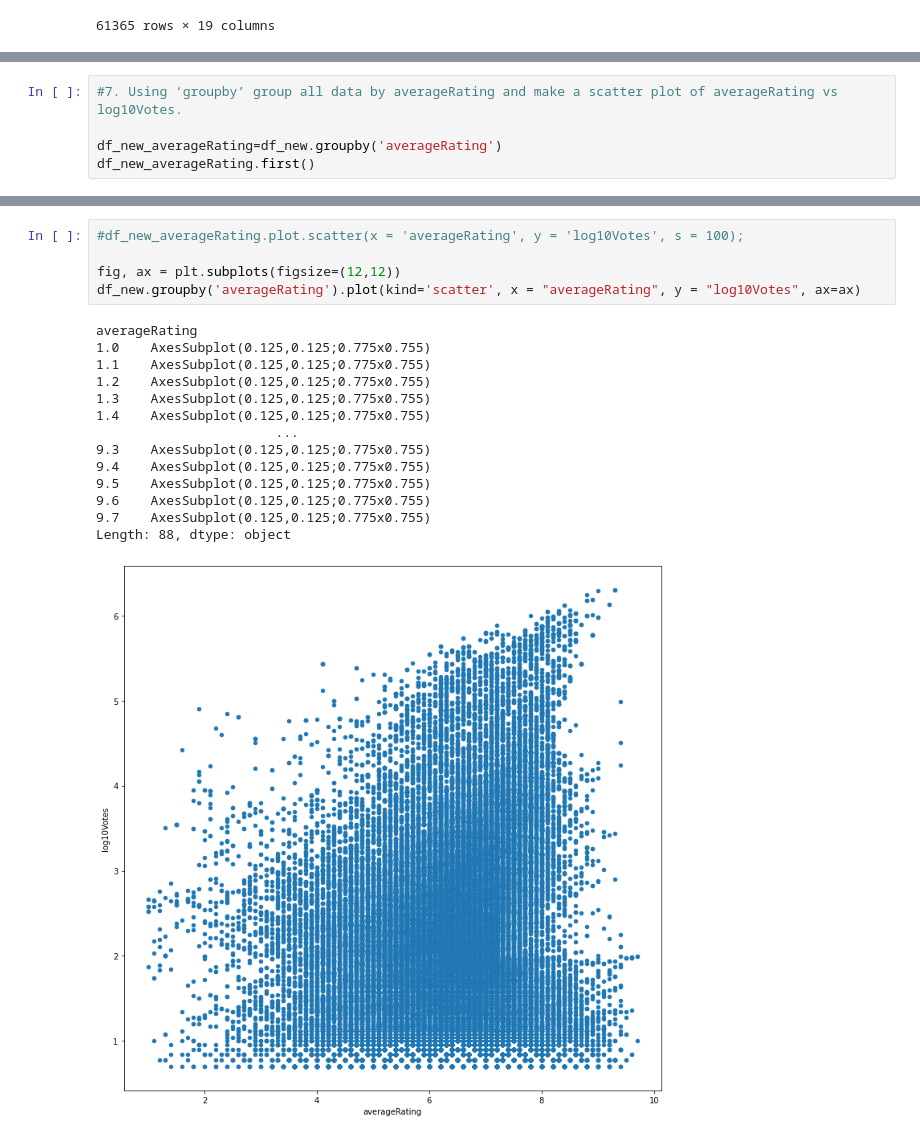
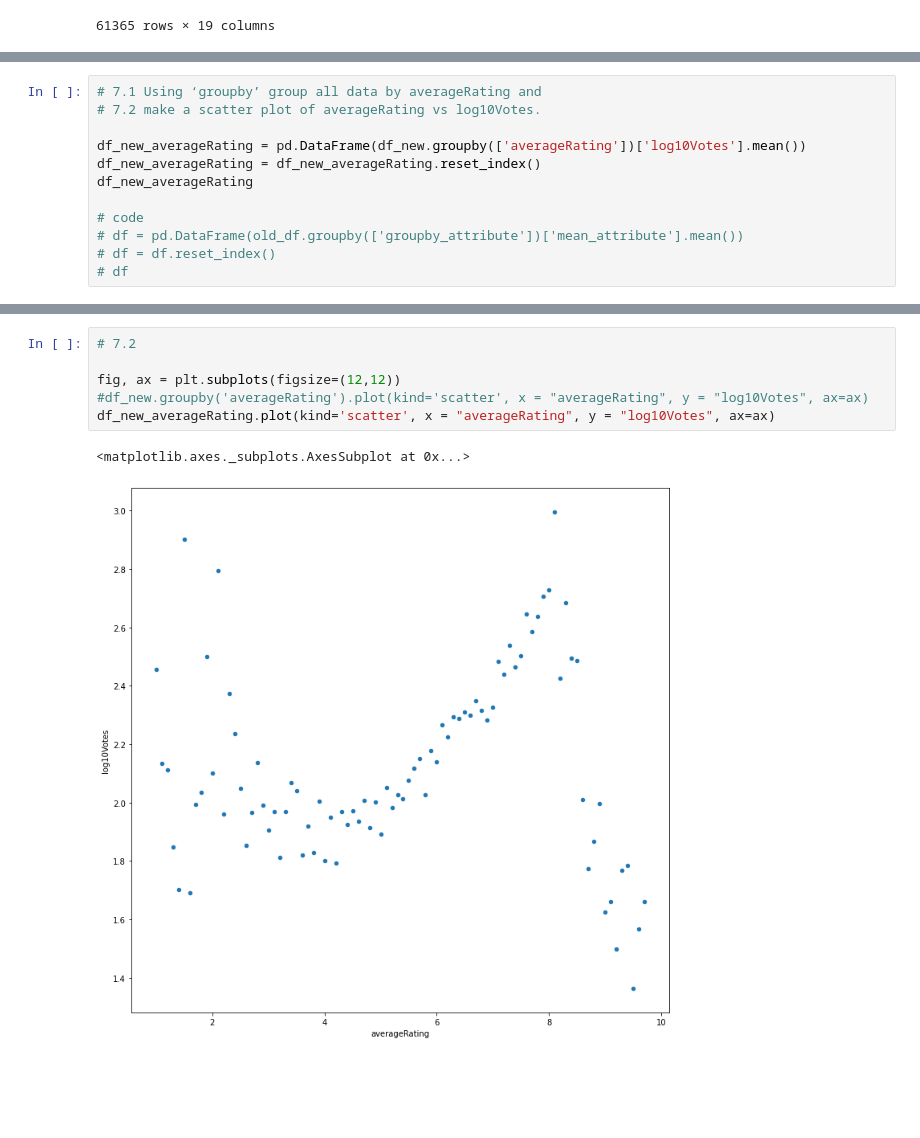
Before and after one commit to obengdouglas/DSI-2022, a Jupyter notebook: DSI_imdb.ipynb, the cells around one changed output, grey strips where cells are left out. Saved outputs shown, nothing was run; the diff lists cells and outputs as text; blank space fills up the shorter version.

```diff
--- a/DSI_imdb.ipynb
+++ b/DSI_imdb.ipynb
@@ -345,8 +352,15 @@ df_new_genres.agg({'log10Votes' : 'mean', 'averageRating' : 'mean'}).sort_values
 | biography,documentary,musical | 1.431364 | 8.40 |
 | biography,documentary,western | 1.041393 | 8.40 |
 # %%
-#7. Using ‘groupby’ group all data by averageRating and make a scatter plot of averageRating vs log10Votes.
+# 7.1 Using ‘groupby’ group all data by averageRating and
+# 7.2 make a scatter plot of averageRating vs log10Votes.
 
-df_new_averageRating=df_new.groupby('averageRating')
-df_new_averageRating.first()
+df_new_averageRating = pd.DataFrame(df_new.groupby(['averageRating'])['log10Votes'].mean())
+df_new_averageRating = df_new_averageRating.reset_index()
+df_new_averageRating
+
+# code
+# df = pd.DataFrame(old_df.groupby(['groupby_attribute'])['mean_attribute'].mean())
+# df = df.reset_index()
+# df
 # %% [output]
@@ -367,23 +380,12 @@ df_new_averageRating.first()
 # %%
-#df_new_averageRating.plot.scatter(x = 'averageRating', y = 'log10Votes', s = 100);
+# 7.2
 
 fig, ax = plt.subplots(figsize=(12,12))
-df_new.groupby('averageRating').plot(kind='scatter', x = "averageRating", y = "log10Votes", ax=ax)
+#df_new.groupby('averageRating').plot(kind='scatter', x = "averageRating", y = "log10Votes", ax=ax)
+df_new_averageRating.plot(kind='scatter', x = "averageRating", y = "log10Votes", ax=ax)
 # %% [output]
-averageRating
-1.0    AxesSubplot(0.125,0.125;0.775x0.755)
-1.1    AxesSubplot(0.125,0.125;0.775x0.755)
-1.2    AxesSubplot(0.125,0.125;0.775x0.755)
-1.3    AxesSubplot(0.125,0.125;0.775x0.755)
-1.4    AxesSubplot(0.125,0.125;0.775x0.755)
-                       ...
-9.3    AxesSubplot(0.125,0.125;0.775x0.755)
-9.4    AxesSubplot(0.125,0.125;0.775x0.755)
-9.5    AxesSubplot(0.125,0.125;0.775x0.755)
-9.6    AxesSubplot(0.125,0.125;0.775x0.755)
-9.7    AxesSubplot(0.125,0.125;0.775x0.755)
-Length: 88, dtype: object
+<matplotlib.axes._subplots.AxesSubplot at 0x...>
-[figure, old version]
+[figure, new version]
 # %%
 # 8. Perform linear regression on your data (averageRating vs log10Votes) created in the previous step in three different ways:
 
```
Also changed, not shown: parts of 22 cells of this notebook.
